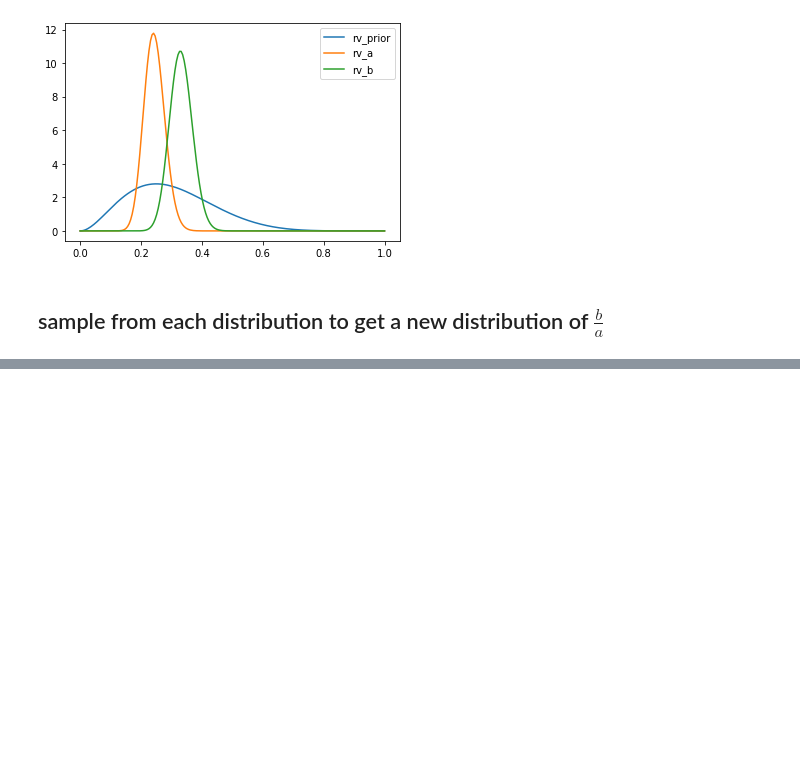
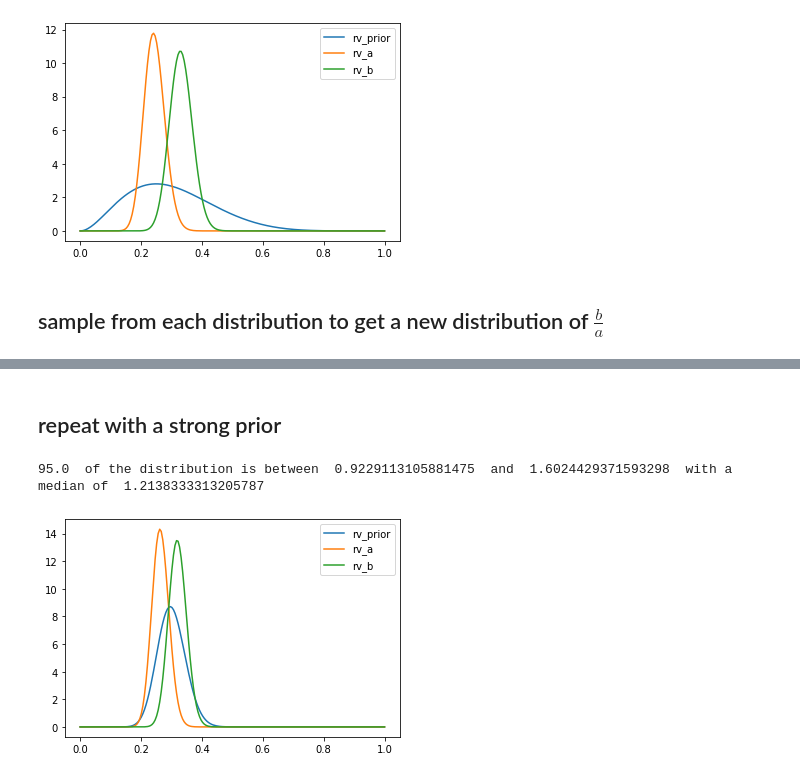
Before and after one commit to ctarrington/try-colab, a Jupyter notebook: a_b_test.ipynb, the cells around one changed output, grey strips where cells are left out. Saved outputs shown, nothing was run; the diff lists cells and outputs as text; code cells hidden in the pictures; blank space fills up the shorter version.

```diff
--- a/a_b_test.ipynb
+++ b/a_b_test.ipynb
@@ -64,0 +72,17 @@ Probability  0.9625576657286035  <  b/a  <  1.9504430999952918  =  0.95
+# %% [markdown]
+## repeat with a strong prior
+# %%
+(pa, pb) = (30,70)
+rv_prior = beta(pa, pb)
+rv_a = beta(36+pa, 114+pb)
+rv_b = beta(50+pa, 100+pb)
+
+plot_distributions([rv_prior, rv_a, rv_b], ['rv_prior', 'rv_a', 'rv_b'])
+
+size = 200_000
+b_over_a = [b_sample / a_sample for (b_sample, a_sample) in zip(rv_b.rvs(size), rv_a.rvs(size))]
+empirical_rv = rv_histogram(np.histogram(b_over_a, bins=200))
+print_ci(empirical_rv, 0.95)
+# %% [output]
+95.0  of the distribution is between  0.9229113105881475  and  1.6024429371593298  with a median of  1.2138333313205787
+[figure, added]
```
Also changed, not shown: parts of 10 cells of this notebook.
